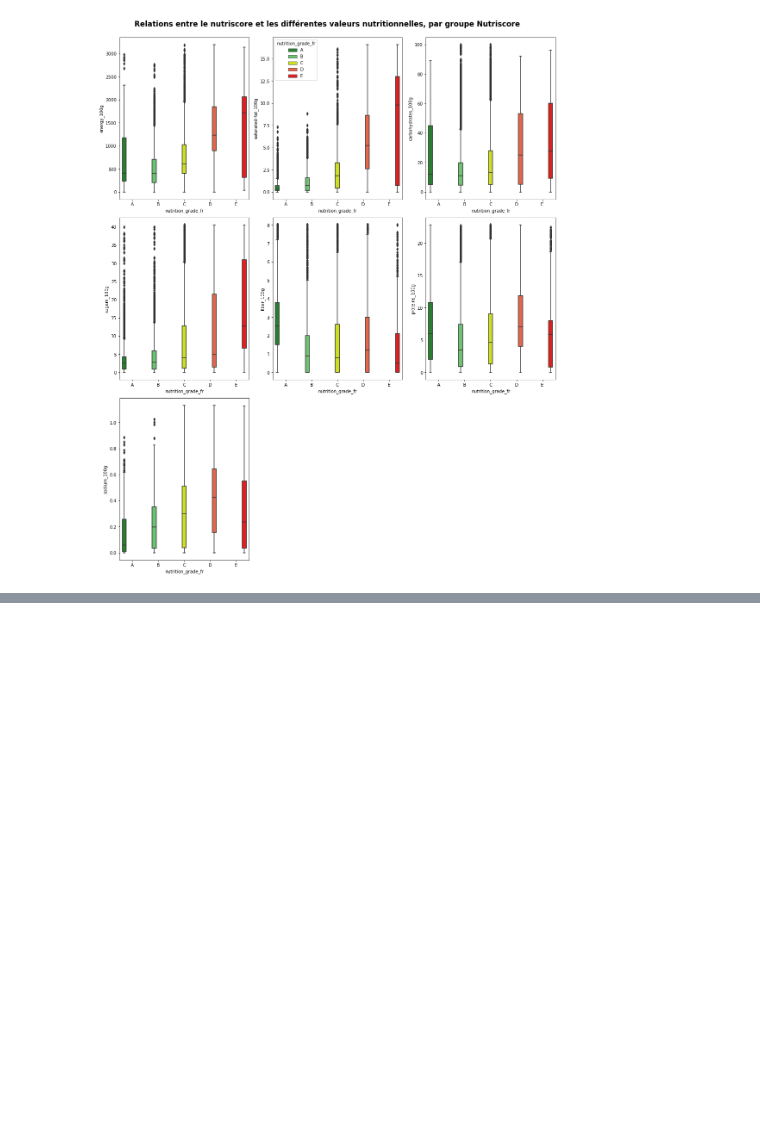
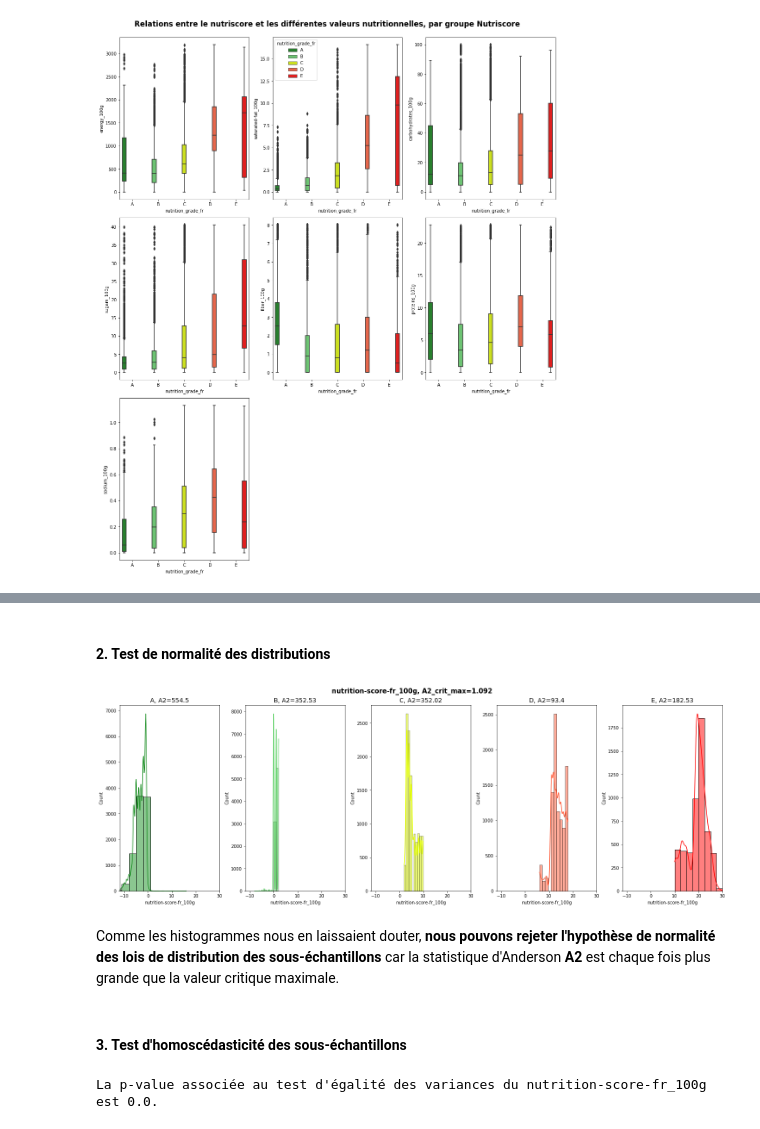
Before and after one commit to jkomb/P2---Application-Sante--Publique, a Jupyter notebook: KOMBEM_Jonathan_1_notebook_exploration_082022.ipynb, the cells around one changed output, grey strips where cells are left out. Saved outputs shown, nothing was run; the diff lists cells and outputs as text; code cells hidden in the pictures; blank space fills up the shorter version.

```diff
--- a/KOMBEM_Jonathan_1_notebook_exploration_082022.ipynb
+++ b/KOMBEM_Jonathan_1_notebook_exploration_082022.ipynb
@@ -497,8 +430,0 @@ De toute évidence, la p-value associée à tous nos test d'égalité des varian
-# %%
-dict_Kruskal = {}
-for val in cols_val_nutri:
-    subset = dict_samples_nutri[val]
-    dict_Kruskal[val] = stats.kruskal(subset['A'],subset['B'],subset['C'],subset['D'],subset['E'])
-
-for key in dict_Kruskal.keys():
-    print("La p-value associée au test d'égalité des médianes de {} est {}.".format(key,dict_Kruskal[key].pvalue))
@@ -551,0 +476,16 @@ plt.savefig("img\Statistique d'Anderson pour les distributions du nutriscore au
+# %%
+dict_Levene = {}
+dict_samples_nutri = {}
+
+for val in cols_val_nutri:
+
+    subsets = {}
+
+    for grp in Nutriscore_groupes:
+        subsets[grp] = df[df[nutrigrade]==grp][val].dropna().reset_index(drop=True)
+
+    dict_samples_nutri[val]=subsets
+    dict_Levene[val]=levene(subsets['A'],subsets['B'],subsets['C'],subsets['D'],subsets['E'])
+
+for key in dict_Levene.keys():
+    print("La p-value associée au test d'égalité des variances de {} est {}.".format(key,dict_Levene[key].pvalue))
@@ -551,0 +536,44 @@ plt.savefig("img\Statistique d'Anderson pour les distributions du nutriscore au
+# %% [markdown]
+#### 2. Test de normalité des distributions
+# %%
+fig = plt.figure(figsize=(20, 7), constrained_layout=True)
+
+subset = df[[nutriscore, nutrigrade]]
+dict_Anderson_nutri = {Nutriscore_groupes[x]:anderson(subset[subset[nutrigrade]==Nutriscore_groupes[x]][nutriscore])[0]
+              for x in range(k)}
+dict_Anderson_nutri['A2_max'] = anderson(subset[subset[nutrigrade]=='A'][nutriscore])[1].max()
+
+plt.suptitle(f"{nutriscore}, A2_crit_max={dict_Anderson_nutri['A2_max']}", size=15, weight='bold')
+
+axs = fig.subplots(1, k)
+
+for j, ax in enumerate(axs):
+    grp = Nutriscore_groupes[j]
+
+    ax.set_title(f"{grp}, A2={dict_Anderson[grp]}", size=14, y=1)
+    ax.set_xlim(-12,30)
+    sns.histplot(data=subset[subset[nutrigrade]==grp][nutriscore],
+                 ax=ax, bins=10, color=dict_colors[grp], kde=True)
+
+plt.savefig("img\Statistique d'Anderson pour les distributions du nutriscore au sein des différentes groupes Nutriscore.png")
+# %% [output]
+[figure, added]
+# %% [markdown]
+Comme les histogrammes nous en laissaient douter,  <b>nous pouvons rejeter l'hypothèse de normalité des lois de distribution des sous-échantillons</b> car la statistique d'Anderson <b>A2</b> est chaque fois plus grande que la valeur critique maximale.
+# %% [markdown]
+#### 3. Test d'homoscédasticité des sous-échantillons
+# %%
+Levene_nutriscore = []
+dict_samples_nutriscore = {}
+
+
+for grp in Nutriscore_groupes:
+    dict_samples_nutriscore[grp] = df[df[nutrigrade]==grp][nutriscore].dropna().reset_index(drop=True)
+
+Levene_nutriscore.append(levene(dict_samples_nutriscore['A'], dict_samples_nutriscore['B'], dict_samples_nutriscore['C'],
+                                   dict_samples_nutriscore['D'], dict_samples_nutriscore['E']))
+
+
+print("La p-value associée au test d'égalité des variances du {} est {}.".format(nutriscore, Levene_nutriscore[0].pvalue))
+# %% [output]
+La p-value associée au test d'égalité des variances du nutrition-score-fr_100g est 0.0.
```
Also changed, not shown: parts of 72 cells of this notebook, 14 other files.
